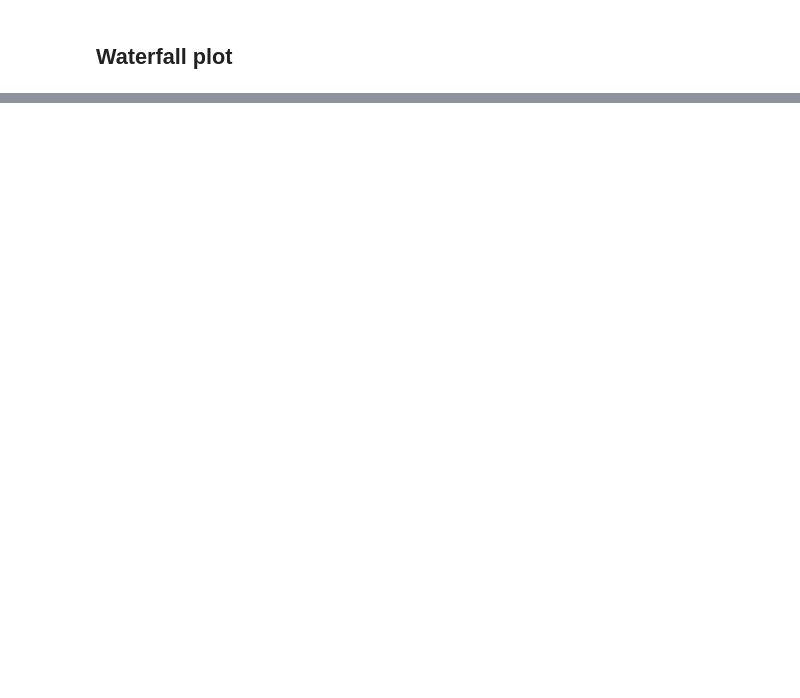
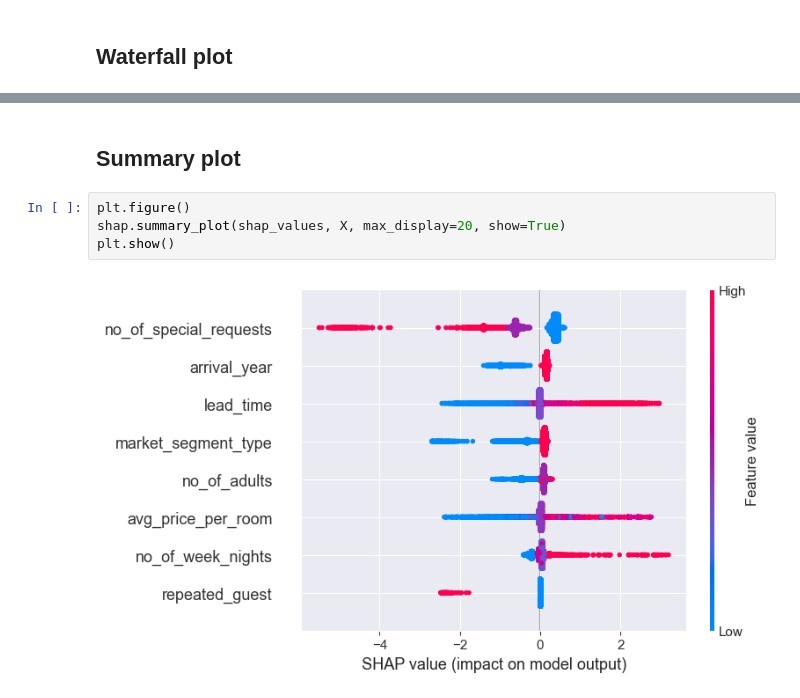
Before and after one commit to dajja-blip/data_science2_task2, a Jupyter notebook: Task1.ipynb, the cells around one changed output, grey strips where cells are left out. Saved outputs shown, nothing was run; the diff lists cells and outputs as text; blank space fills up the shorter version.

```diff
--- a/Task1.ipynb
+++ b/Task1.ipynb
@@ -804,0 +770,8 @@ The shap value by each feature represents the addition in the log odds.
+# %% [markdown]
+## Summary plot
+# %%
+plt.figure()
+shap.summary_plot(shap_values, X, max_display=20, show=True)
+plt.show()
+# %% [output]
+[figure, added]
```
Also changed, not shown: parts of 33 cells of this notebook.
